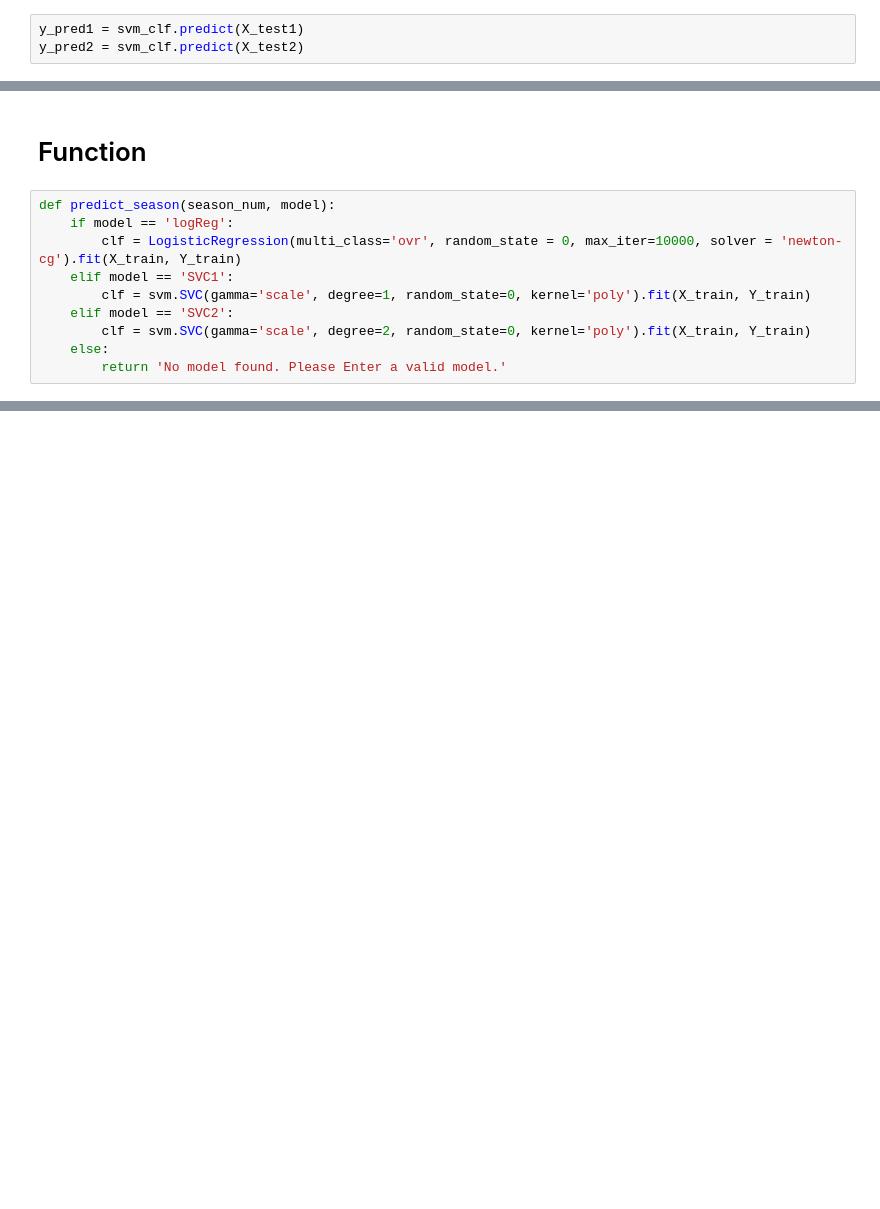
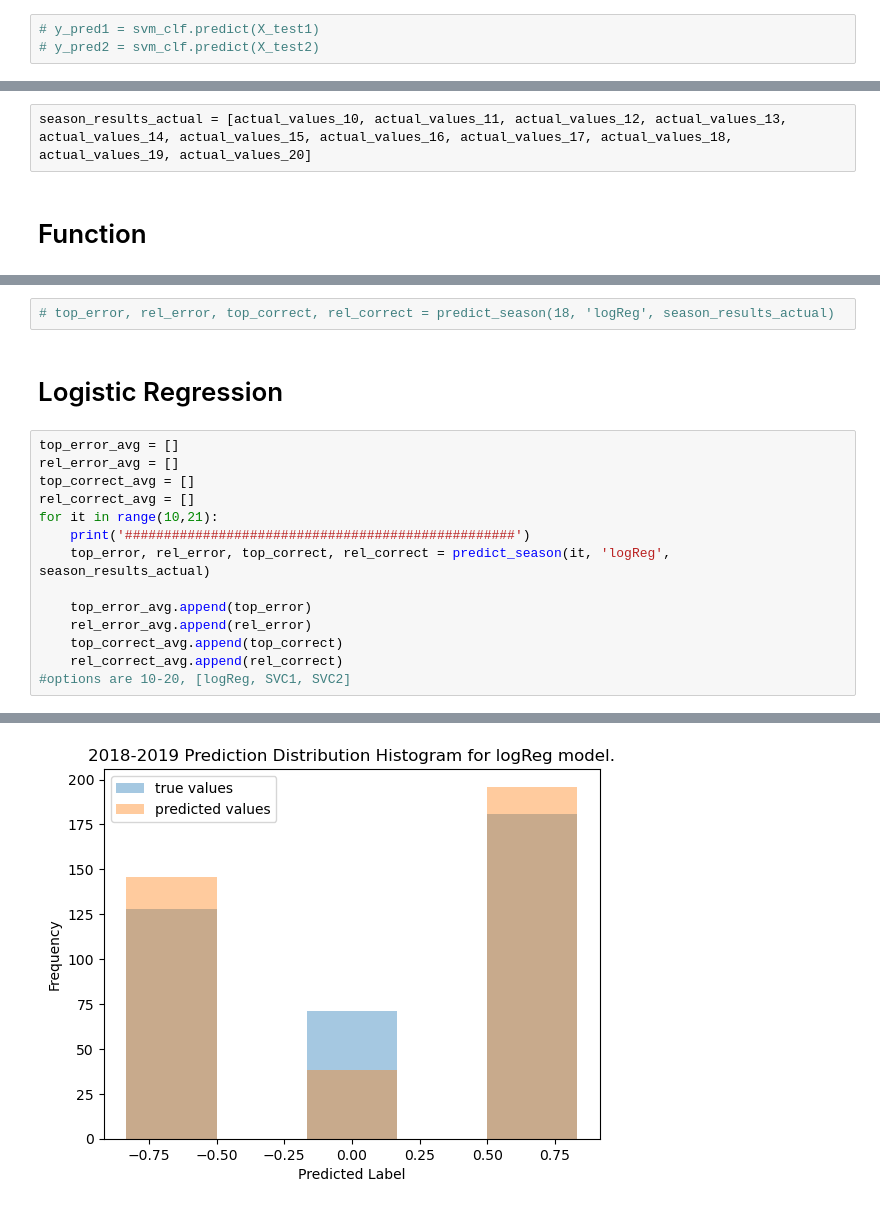
Before and after one commit to hojeonglee98/EE499project, a Jupyter notebook: project/ee499_final_project.ipynb, the cells around one changed output, grey strips where cells are left out. Drawn from its saved outputs; the diff is of its cells as text; blank space fills up the shorter version.

```diff
--- a/project/ee499_final_project.ipynb
+++ b/project/ee499_final_project.ipynb
@@ -604,6 +612,6 @@ Score test 2:  0.6394736842105263
 # %%
-y_pred1 = svm_clf.predict(X_test1)
-y_pred2 = svm_clf.predict(X_test2)
+# y_pred1 = svm_clf.predict(X_test1)
+# y_pred2 = svm_clf.predict(X_test2)
 # %% [markdown]
 # 2018-2019
 # %%
@@ -1045,12 +1302,4 @@ Score test 2:  0.6105263157894737
+# %%
+season_results_actual = [actual_values_10, actual_values_11, actual_values_12, actual_values_13, actual_values_14, actual_values_15, actual_values_16, actual_values_17, actual_values_18, actual_values_19, actual_values_20]
 # %% [markdown]
 # Function
-# %%
-def predict_season(season_num, model):
-    if model == 'logReg':
-        clf = LogisticRegression(multi_class='ovr', random_state = 0, max_iter=10000, solver = 'newton-cg').fit(X_train, Y_train)
-    elif model == 'SVC1':
-        clf = svm.SVC(gamma='scale', degree=1, random_state=0, kernel='poly').fit(X_train, Y_train)
-    elif model == 'SVC2':
-        clf = svm.SVC(gamma='scale', degree=2, random_state=0, kernel='poly').fit(X_train, Y_train)
-    else:
-        return 'No model found. Please Enter a valid model.'
@@ -1058,0 +1487,19 @@ predict_season(1, 'logReg')
+# %%
+# top_error, rel_error, top_correct, rel_correct = predict_season(18, 'logReg', season_results_actual)
+# %% [markdown]
+# Logistic Regression
+# %%
+top_error_avg = []
+rel_error_avg = []
+top_correct_avg = []
+rel_correct_avg = []
+for it in range(10,21):
+    print('##################################################')
+    top_error, rel_error, top_correct, rel_correct = predict_season(it, 'logReg', season_results_actual)
+
+    top_error_avg.append(top_error)
+    rel_error_avg.append(rel_error)
+    top_correct_avg.append(top_correct)
+    rel_correct_avg.append(rel_correct)
+#options are 10-20, [logReg, SVC1, SVC2]
+# %% [output]
@@ -1058,0 +1523 @@ predict_season(1, 'logReg')
+[figure, added]
```
Also changed, not shown: parts of 46 cells of this notebook.
